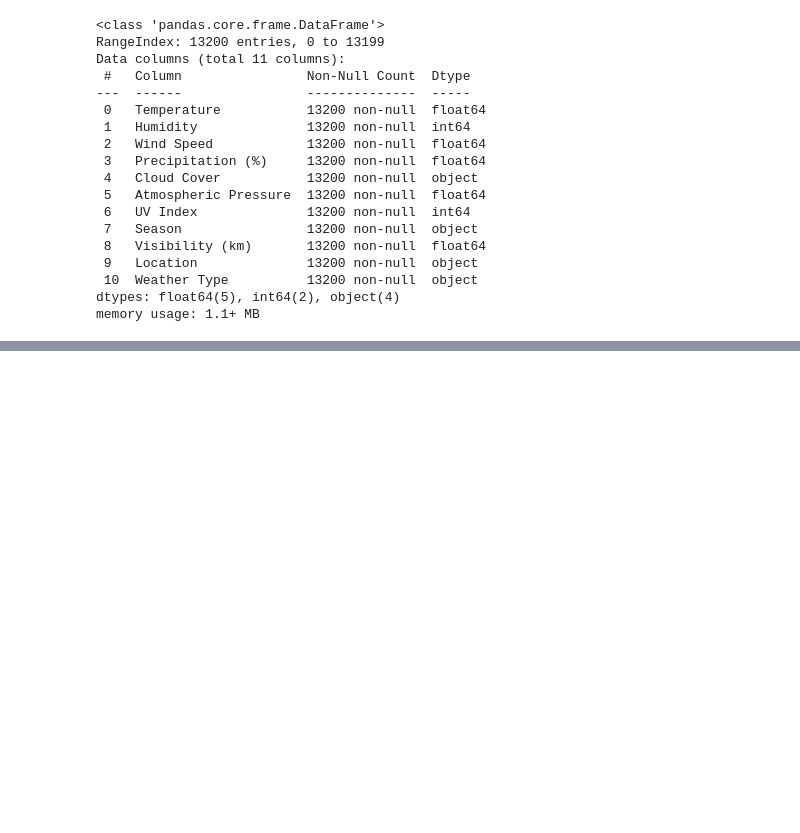
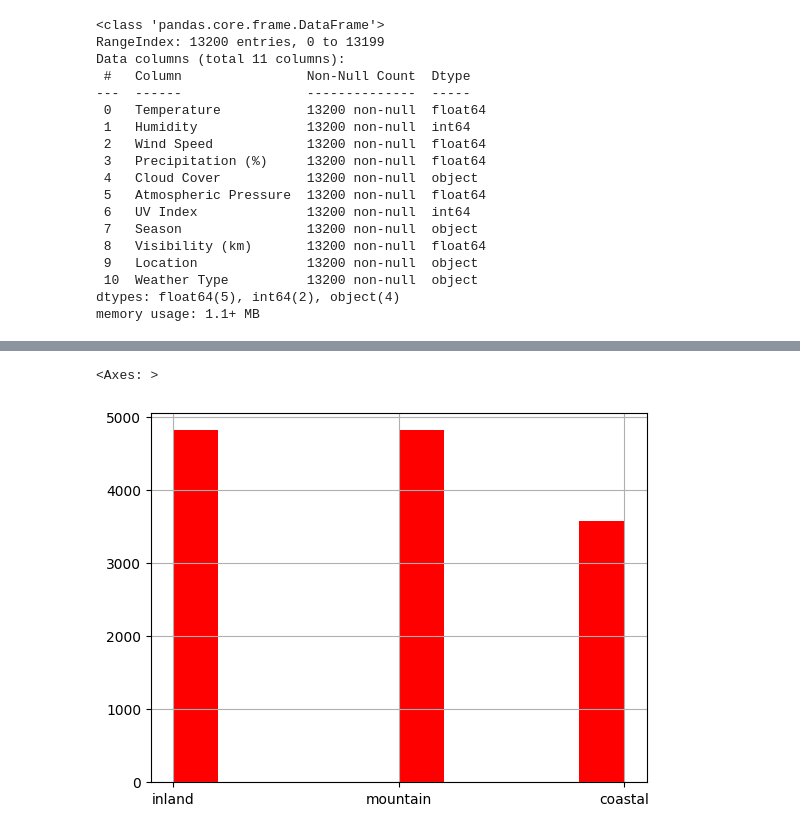
Before and after one commit to Karan-Chauhan19/Weather-Type-Classification, a Jupyter notebook: Notebook/eda.ipynb, the cells around one changed output, grey strips where cells are left out. Cells and saved outputs as stored; diff of their text form; code cells hidden in the pictures; blank space fills up the shorter version.

```diff
--- a/Notebook/eda.ipynb
+++ b/Notebook/eda.ipynb
@@ -58,0 +125,7 @@ df.describe()
+# %%
+#Visualization-3
+#Visualization of Location column
+df.Location.hist(color='red')
+# %% [output]
+<Axes: >
+[figure, added]
```
Also changed, not shown: parts of 10 cells of this notebook.
